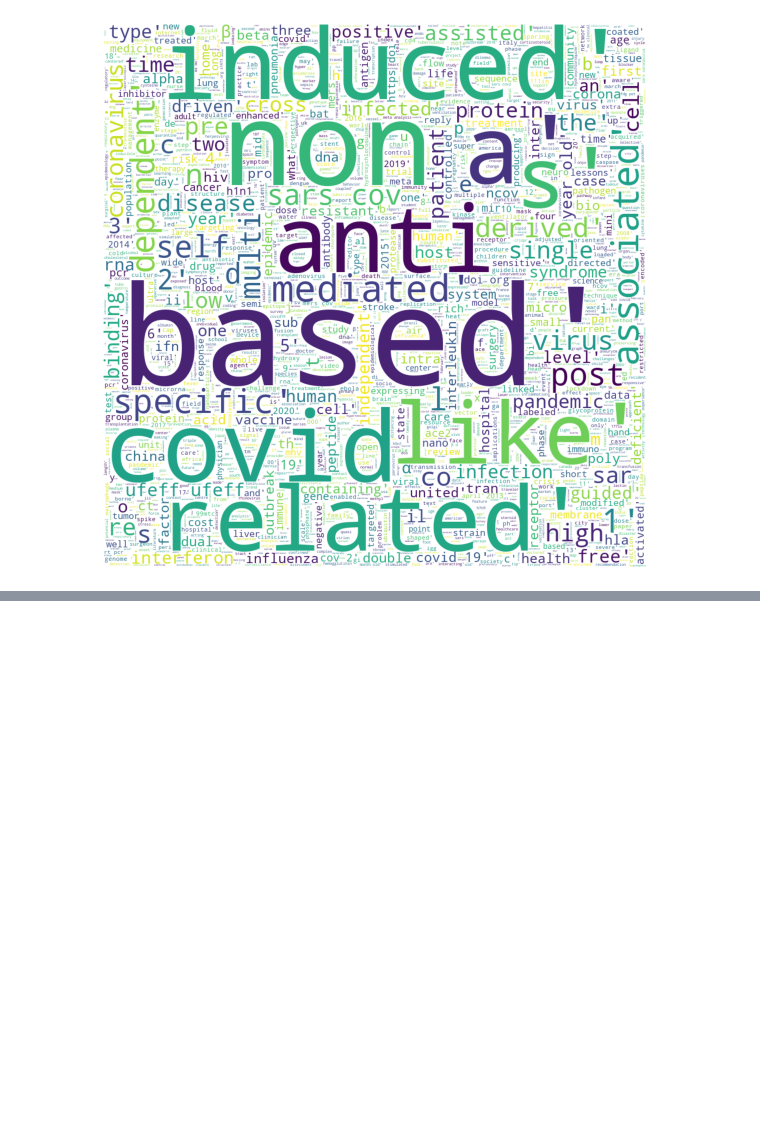
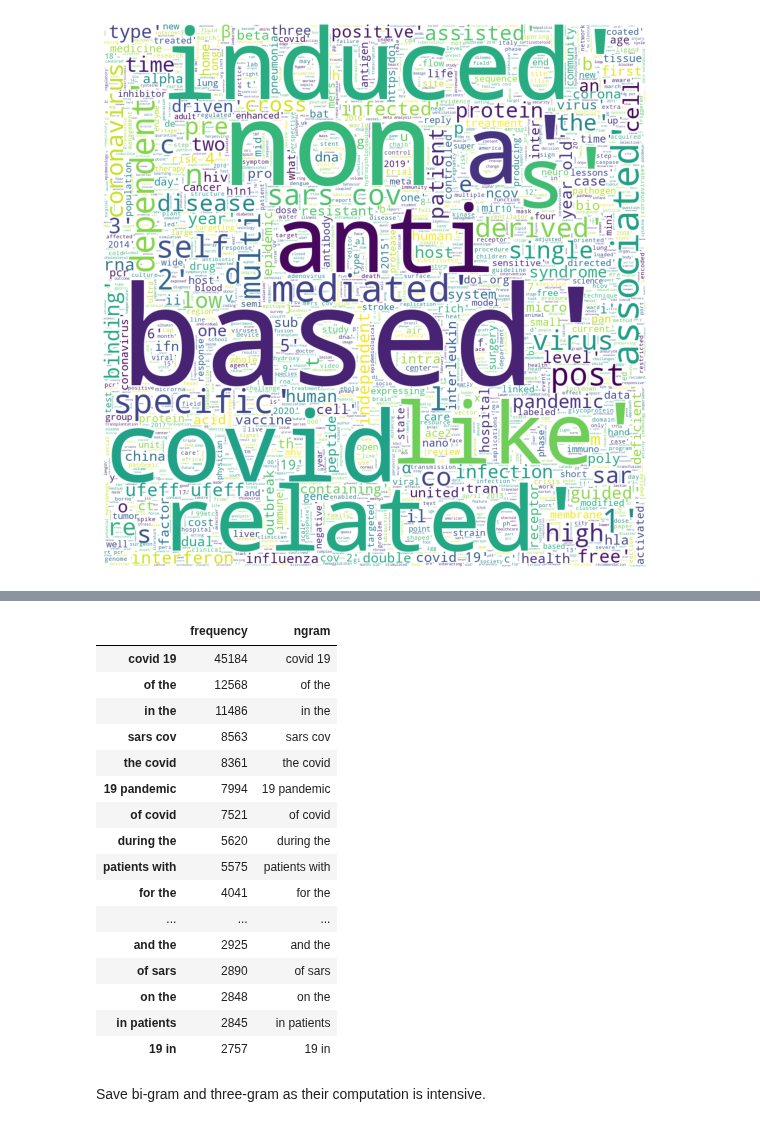
Before and after one commit to dantohe/Springboard, a Jupyter notebook: capstone/02_exploratory_data_analysis.ipynb, the cells around one changed output, grey strips where cells are left out. Cells and saved outputs as stored; diff of their text form; code cells hidden in the pictures; blank space fills up the shorter version.

```diff
--- a/capstone/02_exploratory_data_analysis.ipynb
+++ b/capstone/02_exploratory_data_analysis.ipynb
@@ -196,0 +217,24 @@ three_gram = count_ngrams(metadata,'title',3,3)
+# %%
+bi_gram = count_ngrams(metadata,'title',2,2)
+# %%
+bi_gram[0:20]
+# %% [output]
+|  | frequency | ngram |
+| covid 19 | 45184 | covid 19 |
+| of the | 12568 | of the |
+| in the | 11486 | in the |
+| sars cov | 8563 | sars cov |
+| the covid | 8361 | the covid |
+| 19 pandemic | 7994 | 19 pandemic |
+| of covid | 7521 | of covid |
+| during the | 5620 | during the |
+| patients with | 5575 | patients with |
+| for the | 4041 | for the |
+| ... | ... | ... |
+| and the | 2925 | and the |
+| of sars | 2890 | of sars |
+| on the | 2848 | on the |
+| in patients | 2845 | in patients |
+| 19 in | 2757 | 19 in |
+# %% [markdown]
+Save bi-gram and three-gram as their computation is intensive.
```
Also changed, not shown: parts of 2 cells of this notebook.
